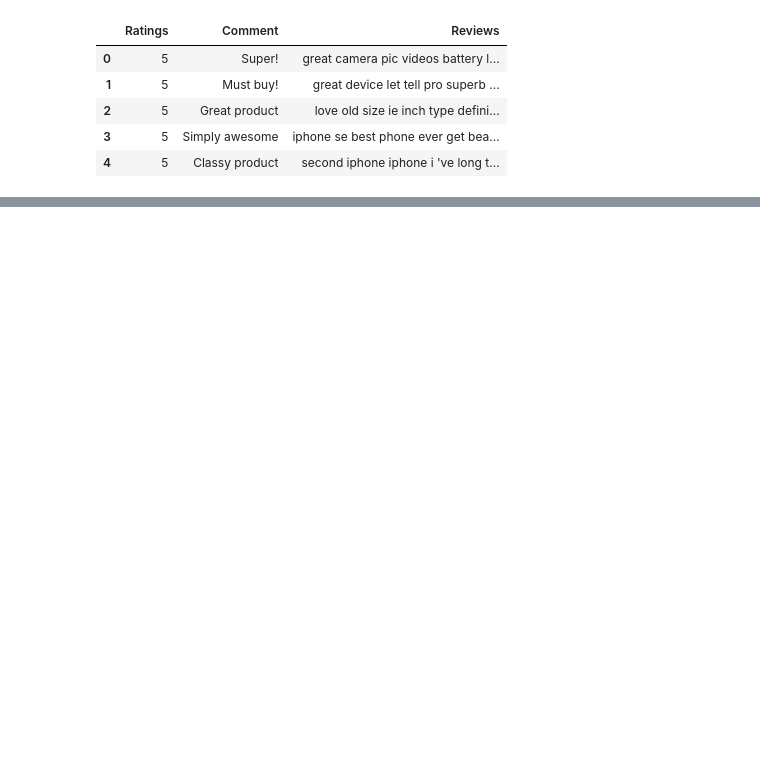
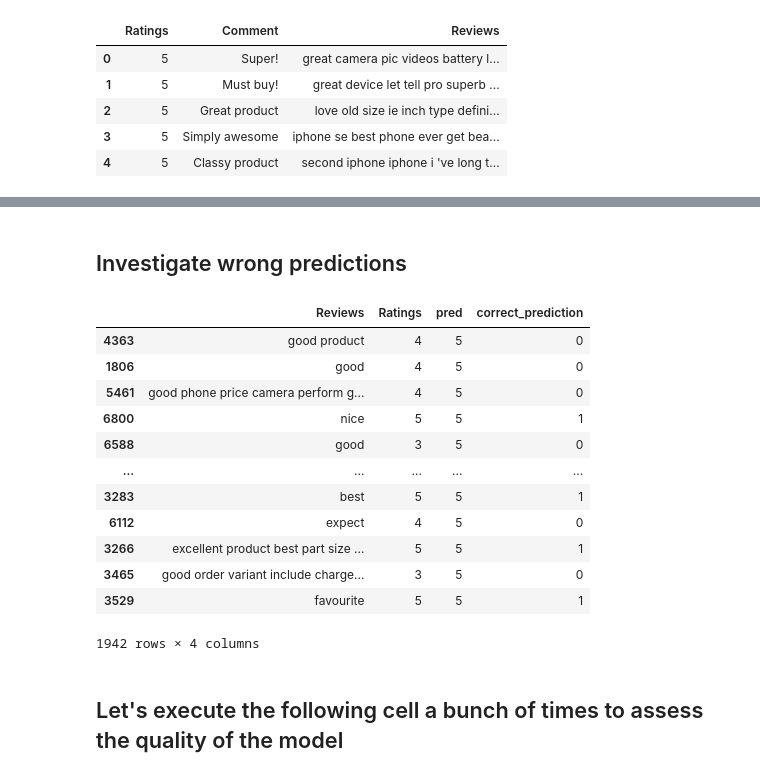
Before and after one commit to adozz78/NLP_Iphone_Project, a Jupyter notebook: Baseline_model.ipynb, the cells around one changed output, grey strips where cells are left out. Saved outputs shown, nothing was run; the diff lists cells and outputs as text; code cells hidden in the pictures; blank space fills up the shorter version.

```diff
--- a/Baseline_model.ipynb
+++ b/Baseline_model.ipynb
@@ -20,0 +46,2 @@ df = pd.read_csv('data/APPLE_iPhone_SE_preprocessed.csv')
+# %%
+df.dropna(subset=['Reviews'], inplace=True)
@@ -29,0 +71,4 @@ df.head()
+# %%
+# Split the data into training and testing sets
+X = df["Reviews"] # text : the reviews preprocessed
+y = df['Ratings'] #  outputs : Ratings
@@ -29,0 +164,22 @@ df.head()
+# %% [markdown]
+## Investigate wrong predictions
+# %%
+test_data = pd.concat((model.X_test, model.y_test), axis=1)
+test_data["pred"] = y_pred
+# using np.where, create a variable equal to one when the encoded sentiment and model prediction match
+test_data["correct_prediction"] = np.where(test_data["Ratings"]==test_data["pred"], 1, 0)
+test_data
+# %% [output]
+|  | Reviews | Ratings | pred | correct_prediction |
+| 4363 | good product | 4 | 5 | 0 |
+| 1806 | good | 4 | 5 | 0 |
+| 5461 | good phone price camera perform g... | 4 | 5 | 0 |
+| 6800 | nice | 5 | 5 | 1 |
+| 6588 | good | 3 | 5 | 0 |
+| ... | ... | ... | ... | ... |
+| 3283 | best | 5 | 5 | 1 |
+| 6112 | expect | 4 | 5 | 0 |
+| 3266 | excellent product best part size ... | 5 | 5 | 1 |
+| 3465 | good order variant include charge... | 3 | 5 | 0 |
+| 3529 | favourite | 5 | 5 | 1 |
+1942 rows × 4 columns
@@ -29,0 +191,2 @@ df.head()
+# %% [markdown]
+## Let's execute the following cell a bunch of times to assess the quality of the model
```
Also changed, not shown: parts of 26 cells of this notebook, 1 other file.
